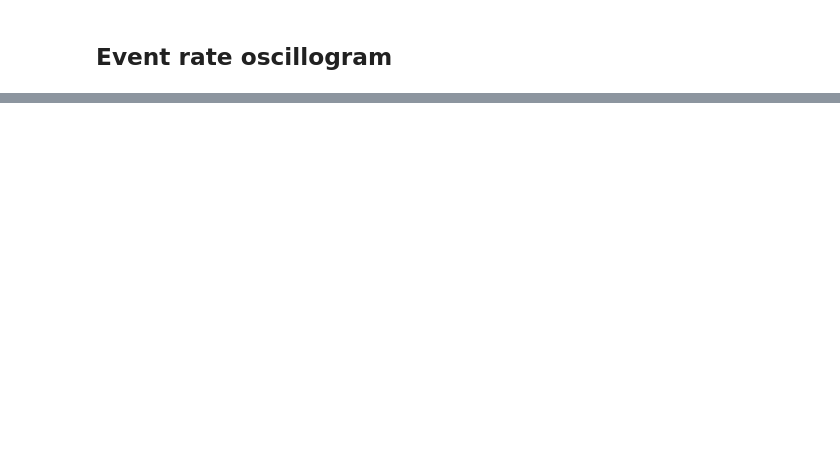
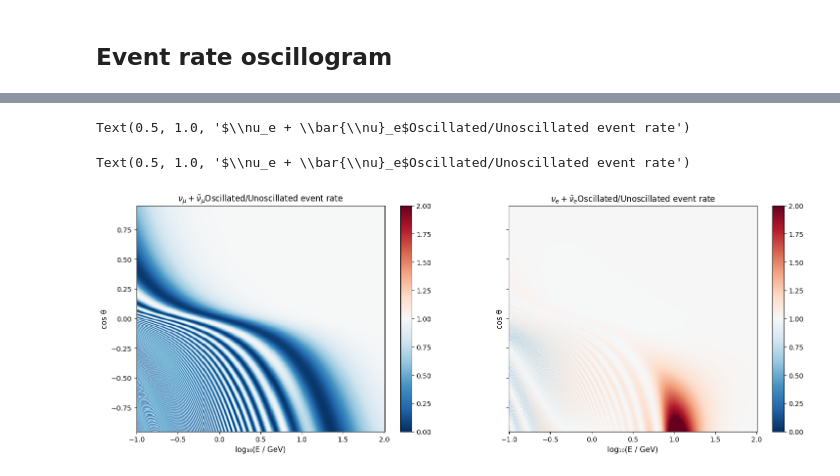
Before and after one commit to tzhouphys/AtmosDUNE, a Jupyter notebook: evt_rate_calc.ipynb, the cells around one changed output, grey strips where cells are left out. Cells and saved outputs as stored; diff of their text form; code cells hidden in the pictures; blank space fills up the shorter version.

```diff
--- a/evt_rate_calc.ipynb
+++ b/evt_rate_calc.ipynb
@@ -201,6 +220,7 @@ def approx(x):
 from oscillation_tools import (km, prob_full, calc_bin_centers, prob_2f, OscillationParameters, MeV, ThreeFlavorOscillation)
 osc_model_vac = ThreeFlavorOscillation(rho=0, channel="mu_mu")
 osc_model = ThreeFlavorOscillation(channel="mu_mu")
+osc_model_ant = ThreeFlavorOscillation(channel="mu_mu", antineutrino=True)
 # %% [markdown]
 ## 5. Event rate
 # %%
@@ -520,0 +612,24 @@ plt.show()
+# %%
+fig, axes = plt.subplots(1, 2, figsize=(18, 6), sharey=True)
+
+pc1 = axes[0].pcolormesh(np.log10(E_grid), cos_grid, R_numu, cmap="RdBu_r",
+                         vmin=0.0, vmax=2.0
+                         )
+fig.colorbar(pc1, ax=axes[0])
+axes[0].set_xlabel("log₁₀(E / GeV)", fontsize=11)
+axes[0].set_ylabel("cos θ", fontsize=11)
+axes[0].set_title(r'$\nu_\mu + \bar{\nu}_\mu$Oscillated/Unoscillated event rate')
+
+pc2 = axes[1].pcolormesh(np.log10(E_grid), cos_grid, R_nue, cmap="RdBu_r",
+                         vmin=0.0, vmax=2.0
+                         )
+fig.colorbar(pc2, ax=axes[1])
+axes[1].set_xlabel("log₁₀(E / GeV)", fontsize=11)
+axes[1].set_ylabel("cos θ", fontsize=11)
+axes[1].set_title(r'$\nu_e + \bar{\nu}_e$Oscillated/Unoscillated event rate')
+
+#plt.savefig('osc_unosc_oscillogram.pdf', dpi=300)
+# %% [output]
+Text(0.5, 1.0, '$\\nu_e + \\bar{\\nu}_e$Oscillated/Unoscillated event rate')
+Text(0.5, 1.0, '$\\nu_e + \\bar{\\nu}_e$Oscillated/Unoscillated event rate')
+[figure, added]
```
Also changed, not shown: parts of 8 cells of this notebook, 29 other files.
